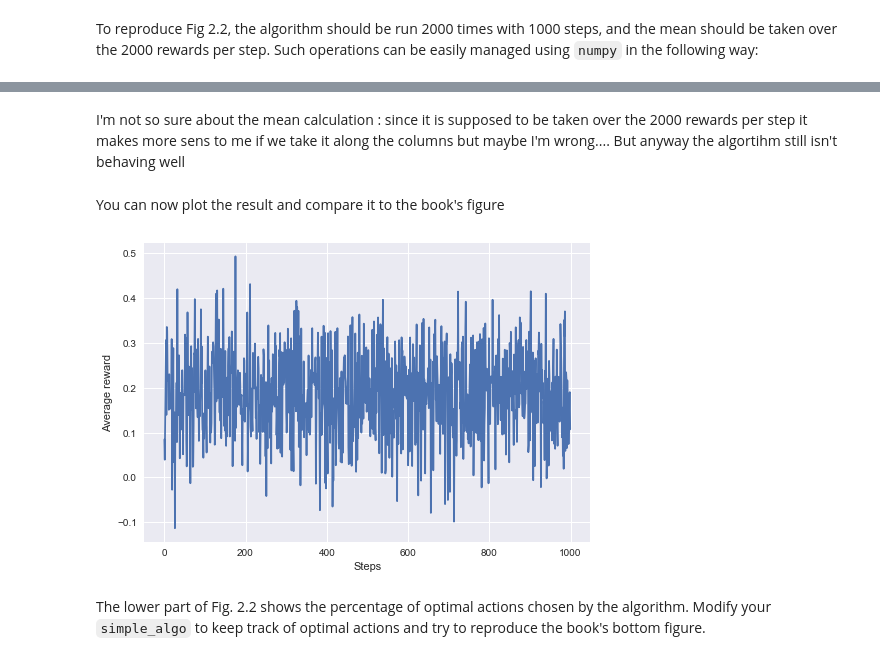
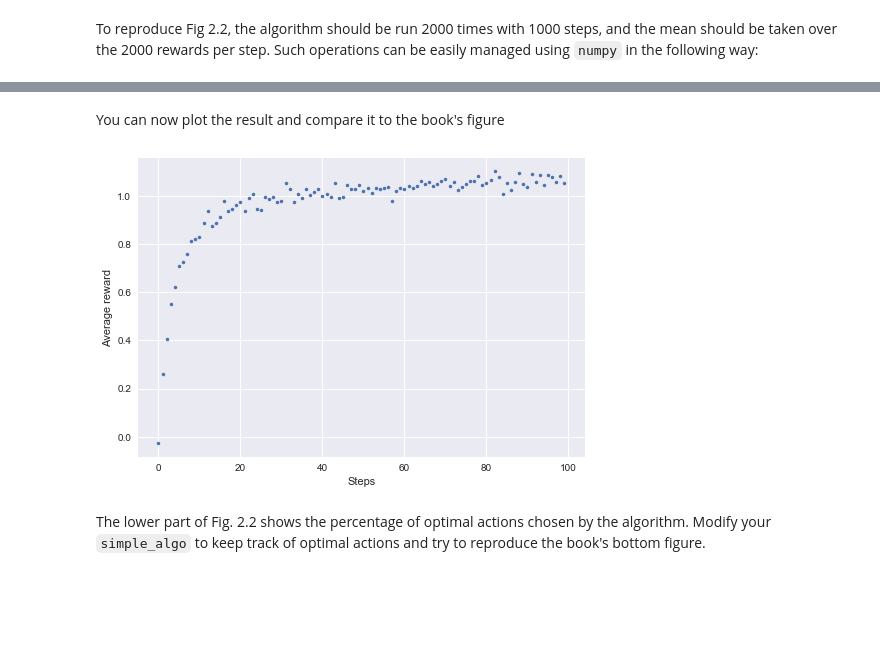
Before and after one commit to jonasracine/RL_sandbox, a Jupyter notebook: Bandit_exercise.ipynb, the cells around one changed output, grey strips where cells are left out. Drawn from its saved outputs; the diff is of its cells as text; code cells hidden in the pictures; blank space fills up the shorter version.

```diff
--- a/Bandit_exercise.ipynb
+++ b/Bandit_exercise.ipynb
@@ -89,65 +89,64 @@ def choose_at_random(epsilon):
 # %% [markdown]
 You're ready to implement the first algorithm!
 # %%
-def simple_algo(steps, epsilon,kBandits):
+def simple_algo(steps, epsilon):
     # your algorithm here
     # it should return an array of rewards, one per step
+    K= kBandits(10, 0, 1)
+
     k = len(K.bandits)
     Q = [0 for i in range(0, k)]
     N = [0 for i in range(0, k)]
     reward=[]
     choice =0
+    optimal_action=0;
 
     for t in range(0,steps):
 
-        if choose_at_random(epsilon)==1:
+        if choose_at_random(epsilon)==0:
             choice = nprand.choice(k)
-        if choose_at_random(epsilon)==0:
+        else:
             choice = randargmax(Q)
+            optimal_action += 1
 
-        R = kBandits.bandits[choice].reward()
+        R = K.bandits[choice].reward()
         N[choice] = N[choice]+1
         Q[choice] = Q[choice]+(R-Q[choice])/N[choice]
         reward.append(R)
 
-    return reward
+    percentage=optimal_action/steps
+    return (reward,percentage)
 # %% [markdown]
 ### Figures
 # %% [markdown]
 To reproduce Fig 2.2, the algorithm should be run 2000 times with 1000 steps, and the mean should be taken over the 2000 rewards per step. Such operations can be easily managed using `numpy` in the following way:
 # %%
 %%notify
-n_episodes = 200
-n_steps = 1000
-epsilon = 0
+n_episodes = 2000
+n_steps = 100
+epsilon = 0.01
 
 # initiate an empty array of the desired shape
 rewards = np.ndarray(shape=(n_episodes, n_steps))
 
 # fill the array with the results of the algorithm
 for i in range(0, np.size(rewards, 0)):
-    R = simple_algo(n_steps, epsilon,K)
+    R = simple_algo(n_steps, epsilon)[0]
     # replace the ith row with the computed rewards
     rewards[i, :] = R
 
 # then take the mean over the rows using array.mean
 mean_reward = rewards.mean(axis=0)
-
-
-##shouldn't it be over the columns ?
-mean_reward_2=rewards.mean(axis=1)
 # %% [output]
 [interactive output not drawn]
-# %% [markdown]
-I'm not so sure about the mean calculation : since it is supposed to be taken over the 2000 rewards per step it makes more sens to me if we take it along the columns but maybe I'm wrong.... But anyway the algortihm still isn't behaving well
 # %% [markdown]
 You can now plot the result and compare it to the book's figure
 # %%
-plt.plot(mean_reward)
+plt.plot(mean_reward,".")
 plt.xlabel('Steps')
 plt.ylabel('Average reward')
 plt.show()
 # %% [output]
-[figure, old version]
+[figure, new version]
 # %% [markdown]
 The lower part of Fig. 2.2 shows the percentage of optimal actions chosen by the algorithm. Modify your `simple_algo` to keep track of optimal actions and try to reproduce the book's bottom figure.
```
Also changed, not shown: parts of 1 cell of this notebook.
